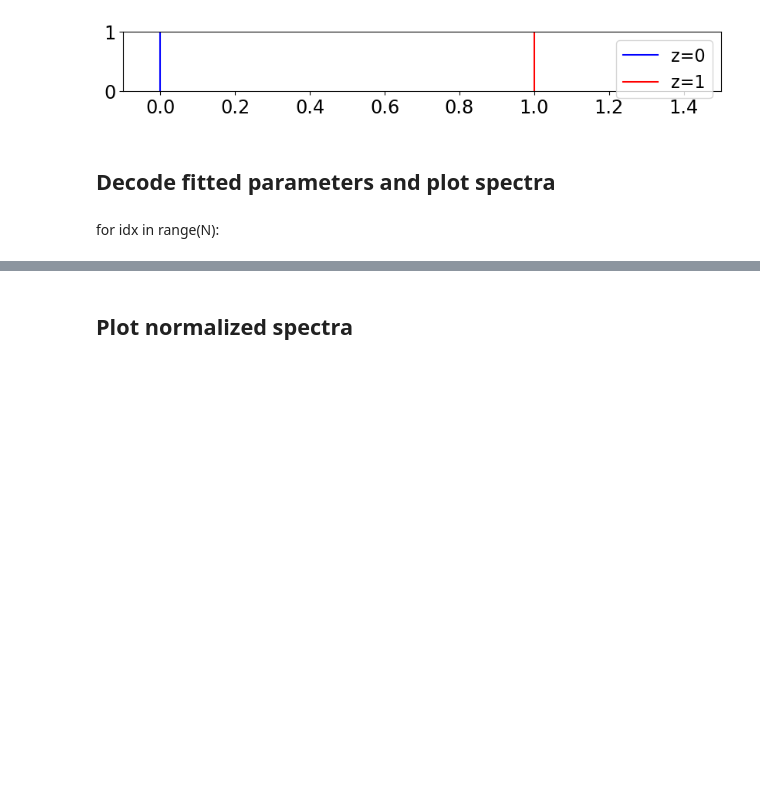
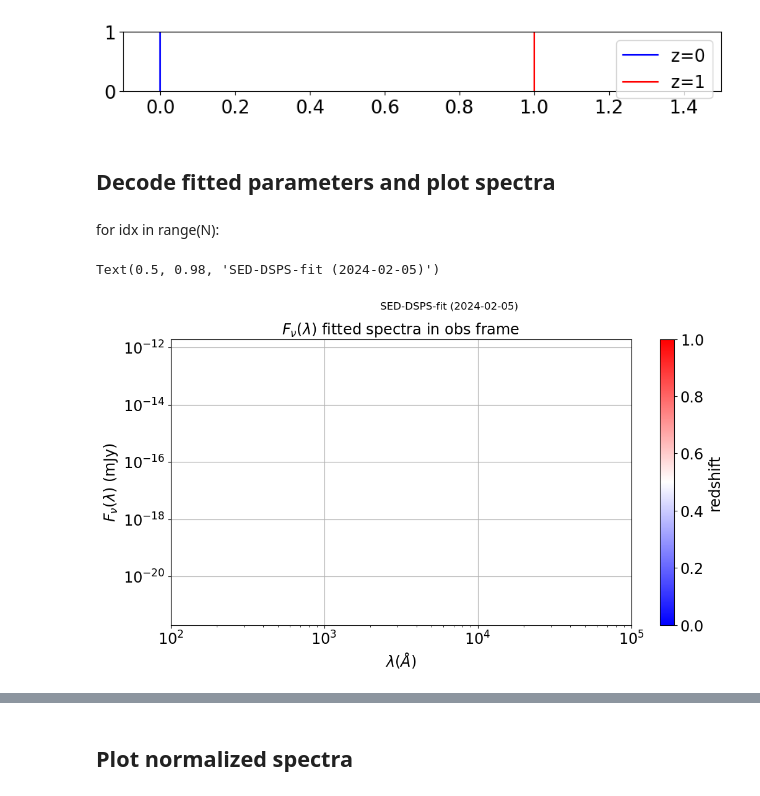
Before and after one commit to sylvielsstfr/Fors2pcigale, a Jupyter notebook: docs/notebooks/pcigale_runs/pcig_run_2024-02-05/ViewFittedPcigaleSSP.ipynb, the cells around one changed output, grey strips where cells are left out. Saved outputs shown, nothing was run; the diff lists cells and outputs as text; code cells hidden in the pictures; blank space fills up the shorter version.

```diff
--- a/docs/notebooks/pcigale_runs/pcig_run_2024-02-05/ViewFittedPcigaleSSP.ipynb
+++ b/docs/notebooks/pcigale_runs/pcig_run_2024-02-05/ViewFittedPcigaleSSP.ipynb
@@ -185,12 +198,24 @@ all_y_nodust = []
 all_y_dust = []
 the_ymax= 1e-12
 
-for idx in range(N):
-    row = df.iloc[idx]
-    z_obs = row["zobs"]
-    list_params = row[names_fitparams].values
-    dict_params = paramslist_to_dict(list_params,names_fitparams)
-    x,y_nodust,y_dust = ssp_spectrum_fromparam(dict_params,z_obs)
+for idx,key_sel in enumerate(list_of_keys_sorted):
+    #
+    group = hf.get(key_sel)
+    z_obs = redshift = group.attrs["redshift"]
+
+    wl_flnu = np.array(group.get("wl_flnu"))
+    flnu_model = np.array(group.get("flnu_model"))
+    flnu_stelatt = np.array(group.get("flnu_stelatt"))
+    flnu_stelunatt = np.array(group.get("flnu_stelunatt"))
+    wl_lum = np.array(group.get("wl_lum"))
+    lum_stelatt = np.array(group.get("lum_stelatt"))
+    lum_stelunatt = np.array(group.get("lum_stelunatt"))
+
+    # fnu in mJy
+    # wavelength from nm to Angstrom
+    x = wl_flnu*10 # A
+    y_nodust = flnu_stelunatt
+    y_dust = flnu_model
 
     ymax = y_nodust.max()
     the_ymax = max(the_ymax,ymax)
@@ -202,22 +227,25 @@ for idx in range(N):
 ylim_max = the_ymax*2.
 ylim_min = ylim_max/1e10
 # %%
-_, ax = plt.subplots(1, 1)
+fig, ax = plt.subplots(1, 1)
 __= ax.set_yscale('log')
 __= ax.set_xscale('log')
 
-for idx in range(N):
+for idx,key_sel in enumerate(list_of_keys_sorted):
     ax.plot(all_x[idx],all_y_nodust[idx],color=all_colors[idx])
 __= ax.set_xlim(100.,1e5)
 __= ax.set_ylim(ylim_min ,ylim_max )
 
 cbar=fig.colorbar(scalarMap , ax=ax)
 cbar.ax.set_ylabel('redshift')
 
 
 ax.set_xlabel("$\lambda (\\AA)$")
-ax.set_ylabel("$L_\\nu(\lambda)$ (AB units - maggies)")
-ax.set_title("$f_\\nu(\lambda)$ fitted spectra")
+ax.set_ylabel("$F_\\nu(\lambda)$ (mJy)")
+ax.set_title("$F_\\nu(\lambda)$ fitted spectra in obs frame")
 ax.grid()
 plt.suptitle(suptitle)
+# %% [output]
+Text(0.5, 0.98, 'SED-DSPS-fit (2024-02-05)')
+[figure, added]
 # %%
```
Also changed, not shown: parts of 7 cells of this notebook, 1 other file.
